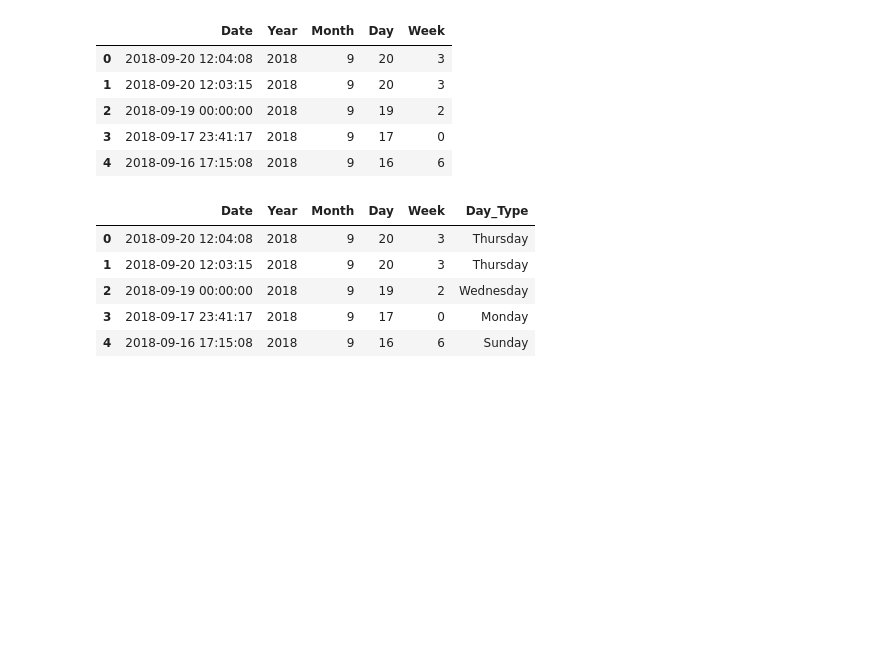
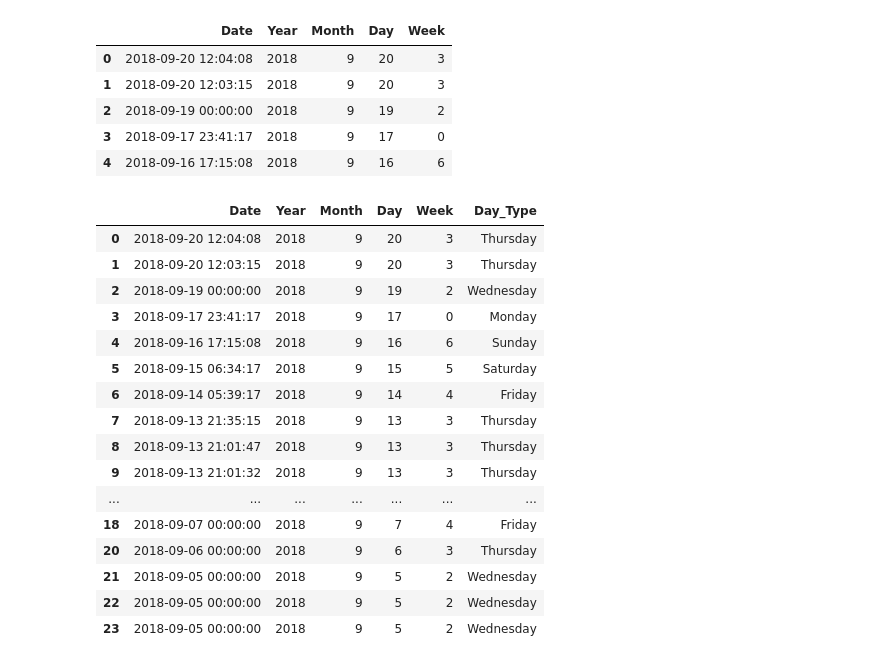
Before and after one commit to kailashchaudhary-p/Daily-Expense-Analyzer, a Jupyter notebook: Daily_Expense_Analyzer.ipynb, the cells around one changed output. Drawn from its saved outputs; the diff is of its cells as text; code cells hidden in the pictures; blank space fills up the shorter version.

```diff
--- a/Daily_Expense_Analyzer.ipynb
+++ b/Daily_Expense_Analyzer.ipynb
@@ -624,11 +624,22 @@ expense_df[['Date','Year','Month','Day','Week']].head()
 # %%
 expense_df['Day_Type']=expense_df['Date'].dt.day_name()
 # %%
-expense_df[['Date','Year','Month','Day','Week','Day_Type']].head()
+expense_df[['Date','Year','Month','Day','Week','Day_Type']].head(20)
 # %% [output]
 |  | Date | Year | Month | Day | Week | Day_Type |
 | 0 | 2018-09-20 12:04:08 | 2018 | 9 | 20 | 3 | Thursday |
 | 1 | 2018-09-20 12:03:15 | 2018 | 9 | 20 | 3 | Thursday |
 | 2 | 2018-09-19 00:00:00 | 2018 | 9 | 19 | 2 | Wednesday |
 | 3 | 2018-09-17 23:41:17 | 2018 | 9 | 17 | 0 | Monday |
 | 4 | 2018-09-16 17:15:08 | 2018 | 9 | 16 | 6 | Sunday |
+| 5 | 2018-09-15 06:34:17 | 2018 | 9 | 15 | 5 | Saturday |
+| 6 | 2018-09-14 05:39:17 | 2018 | 9 | 14 | 4 | Friday |
+| 7 | 2018-09-13 21:35:15 | 2018 | 9 | 13 | 3 | Thursday |
+| 8 | 2018-09-13 21:01:47 | 2018 | 9 | 13 | 3 | Thursday |
+| 9 | 2018-09-13 21:01:32 | 2018 | 9 | 13 | 3 | Thursday |
+| ... | ... | ... | ... | ... | ... | ... |
+| 18 | 2018-09-07 00:00:00 | 2018 | 9 | 7 | 4 | Friday |
+| 20 | 2018-09-06 00:00:00 | 2018 | 9 | 6 | 3 | Thursday |
+| 21 | 2018-09-05 00:00:00 | 2018 | 9 | 5 | 2 | Wednesday |
+| 22 | 2018-09-05 00:00:00 | 2018 | 9 | 5 | 2 | Wednesday |
+| 23 | 2018-09-05 00:00:00 | 2018 | 9 | 5 | 2 | Wednesday |
```
Also changed, not shown: parts of 5 cells of this notebook.
